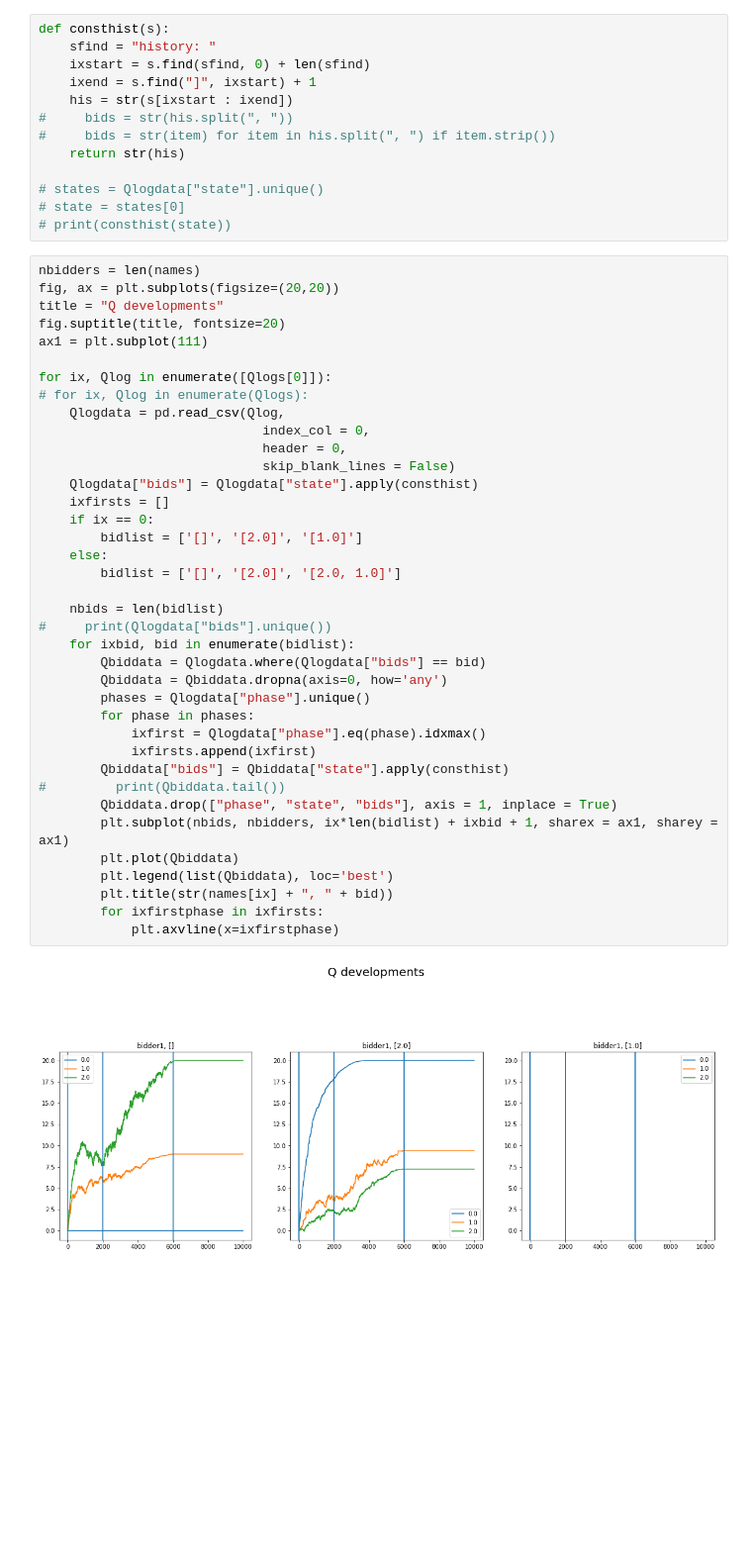
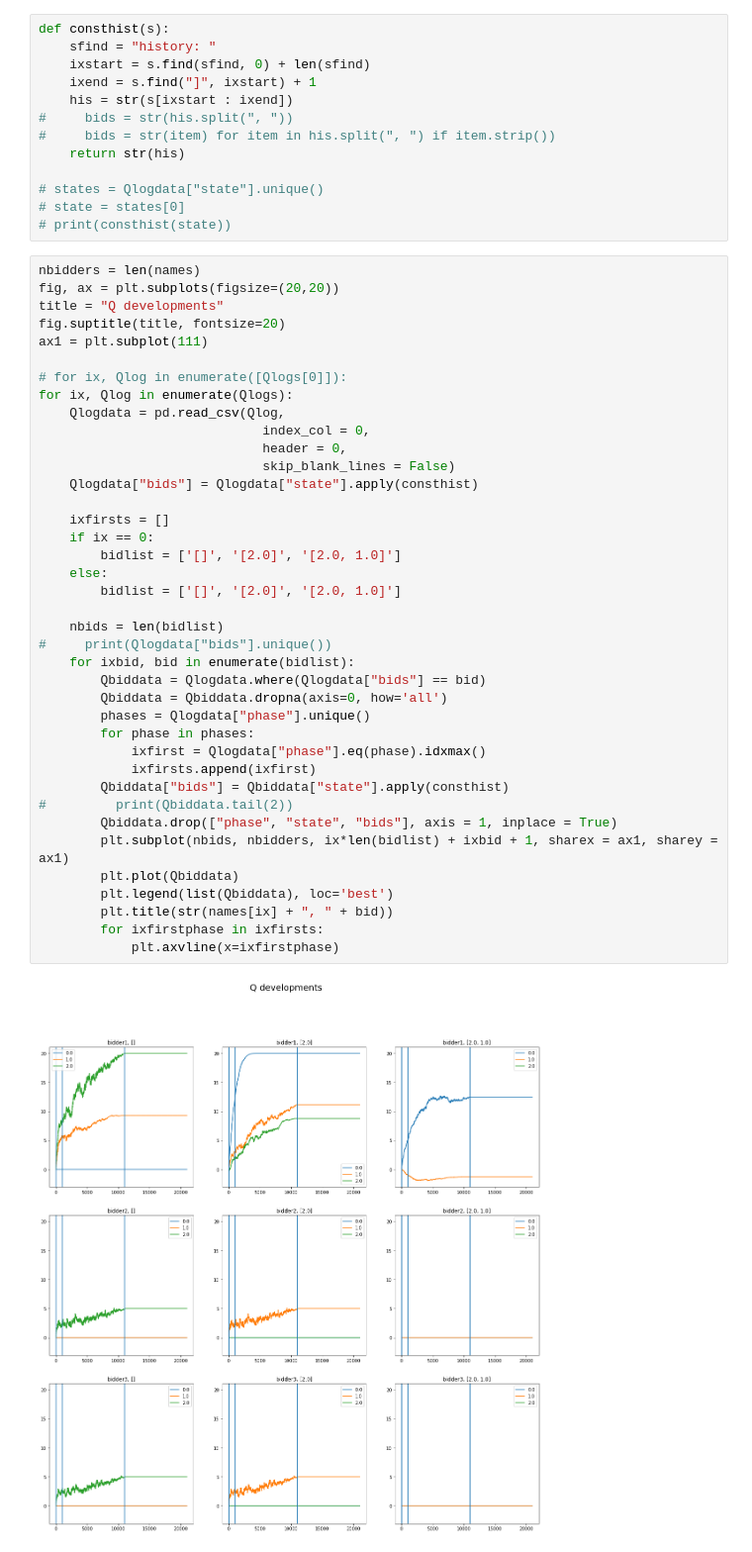
Before and after one commit to EliasWiegandt/AuctionAI, a Jupyter notebook: VisualizeAuction.ipynb, the cells around one changed output. Shown at 99% size. Cells and saved outputs as stored; diff of their text form; blank space fills up the shorter version.

```diff
--- a/VisualizeAuction.ipynb
+++ b/VisualizeAuction.ipynb
@@ -110,39 +110,40 @@ title = "Q developments"
 fig.suptitle(title, fontsize=20)
 ax1 = plt.subplot(111)
 
-for ix, Qlog in enumerate([Qlogs[0]]):
-# for ix, Qlog in enumerate(Qlogs):
+# for ix, Qlog in enumerate([Qlogs[0]]):
+for ix, Qlog in enumerate(Qlogs):
     Qlogdata = pd.read_csv(Qlog,
                              index_col = 0,
                              header = 0,
                              skip_blank_lines = False)
     Qlogdata["bids"] = Qlogdata["state"].apply(consthist)
+
     ixfirsts = []
     if ix == 0:
-        bidlist = ['[]', '[2.0]', '[1.0]']
+        bidlist = ['[]', '[2.0]', '[2.0, 1.0]']
     else:
         bidlist = ['[]', '[2.0]', '[2.0, 1.0]']
 
     nbids = len(bidlist)
 #     print(Qlogdata["bids"].unique())
     for ixbid, bid in enumerate(bidlist):
         Qbiddata = Qlogdata.where(Qlogdata["bids"] == bid)
-        Qbiddata = Qbiddata.dropna(axis=0, how='any')
+        Qbiddata = Qbiddata.dropna(axis=0, how='all')
         phases = Qlogdata["phase"].unique()
         for phase in phases:
             ixfirst = Qlogdata["phase"].eq(phase).idxmax()
             ixfirsts.append(ixfirst)
         Qbiddata["bids"] = Qbiddata["state"].apply(consthist)
-#         print(Qbiddata.tail())
+#         print(Qbiddata.tail(2))
         Qbiddata.drop(["phase", "state", "bids"], axis = 1, inplace = True)
         plt.subplot(nbids, nbidders, ix*len(bidlist) + ixbid + 1, sharex = ax1, sharey = ax1)
         plt.plot(Qbiddata)
         plt.legend(list(Qbiddata), loc='best')
         plt.title(str(names[ix] + ", " + bid))
         for ixfirstphase in ixfirsts:
             plt.axvline(x=ixfirstphase)
 # %% [output]
-[figure, old version]
+[figure, new version]
 # %%
 nbidders = len(names)
 fig, ax = plt.subplots(figsize=(20,20))
```
Also changed, not shown: parts of 1 cell of this notebook, 2 other files.
